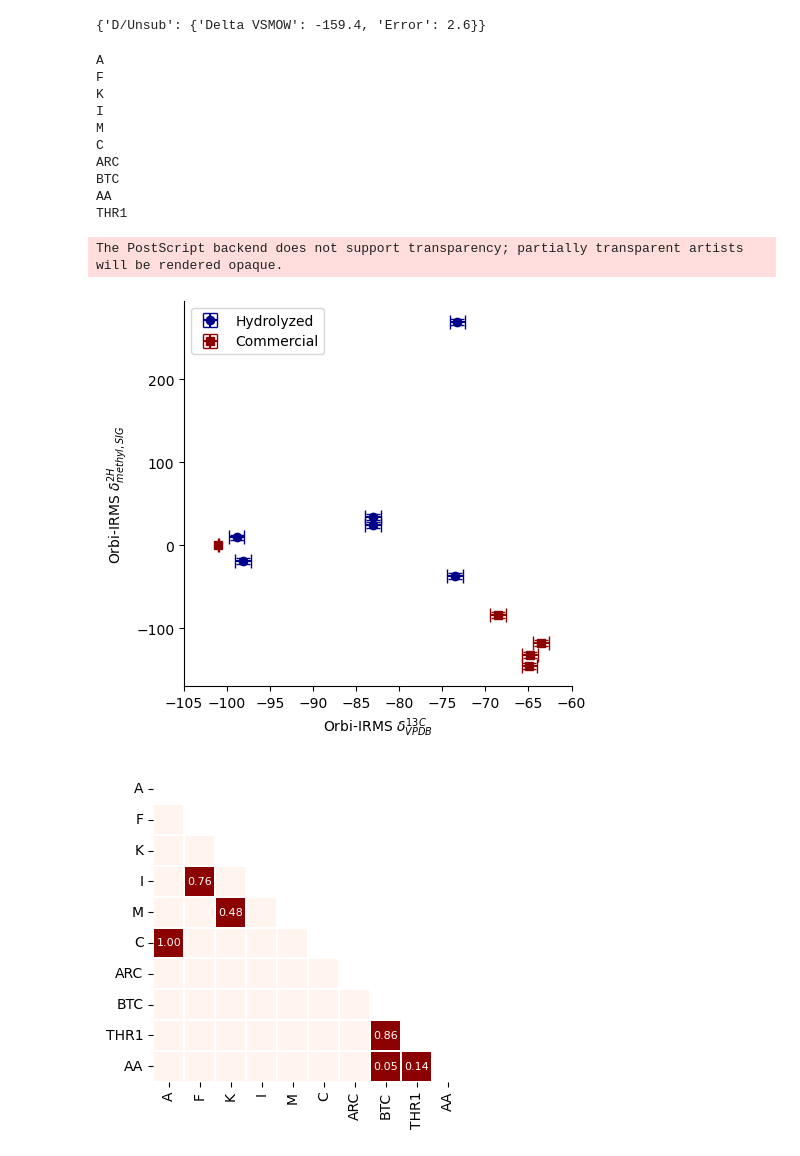
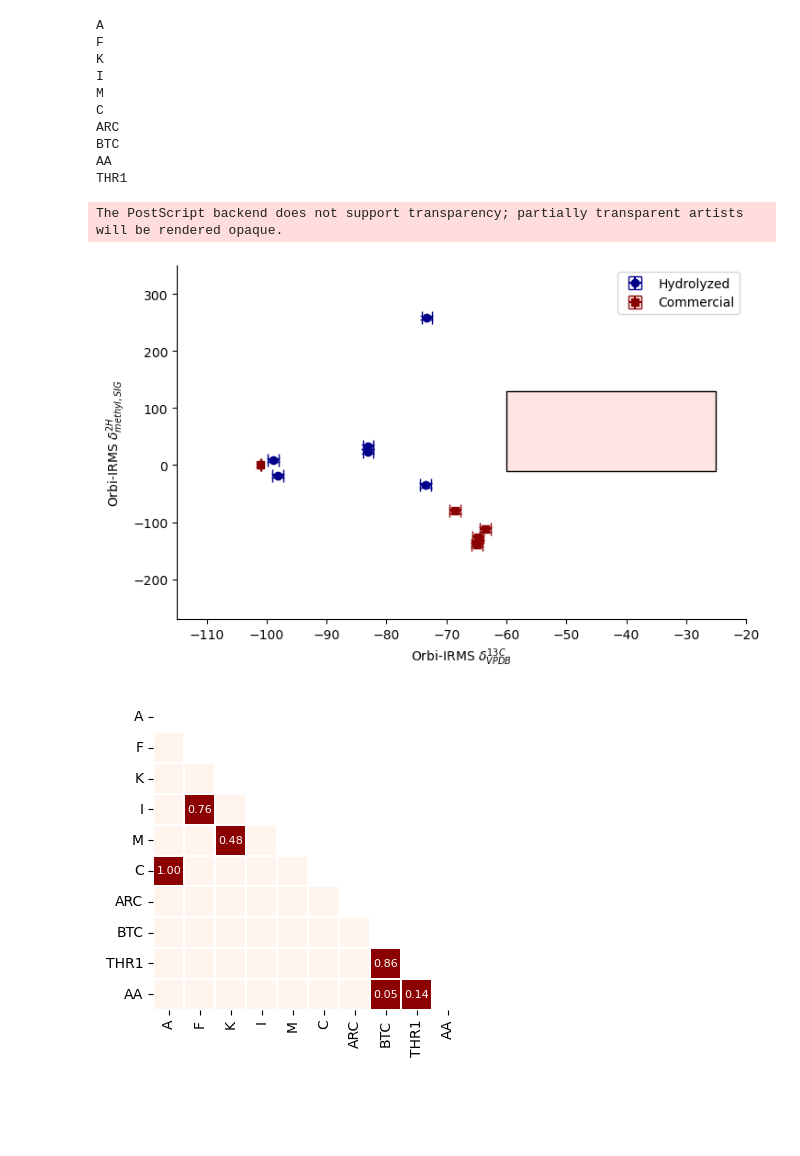
Before and after one commit to Csernica/MPA-Forensics, a Jupyter notebook: Summary Plots.ipynb, the cells around one changed output. Saved outputs shown, nothing was run; the diff lists cells and outputs as text; code cells hidden in the pictures; blank space fills up the shorter version.

```diff
--- a/Summary Plots.ipynb
+++ b/Summary Plots.ipynb
@@ -583,12 +296,10 @@ sns.despine()
-# %%
-EAData['UNM 2023']['SIG']
-# %% [output]
-{'D/Unsub': {'Delta VSMOW': -159.4, 'Error': 2.6}}
 # %%
+#Source Identification
 import matplotlib
+import matplotlib.patches as patches
 matplotlib.rcParams.update({'errorbar.capsize': 5})
 
-fig, ax = plt.subplots(figsize = (5,5))
+fig, ax = plt.subplots(figsize = (8,5))
 
 for MPAKey, MPAData in crossPlot.items():
     print(MPAKey)
@@ -604,35 +315,40 @@ for MPAKey, MPAData in crossPlot.items():
     ax.errorbar(MPAData['13C'],MPAData['2H'], xerr = 0.9,yerr = 3.6, mfc = c, fmt = fmt, mec = c, ecolor = c, capsize = 5, label = label)
 
     #ax.text(MPAData['13C']+1, MPAData['2H']+5, MPAKey)
 
 #c = 'darkgoldenrod'
 #ax.errorbar(EAData['Weighing 2023']['SIG']['13C/Unsub']['Delta VPDB'], 0, xerr = EAData['Weighing 2023']['SIG']['13C/Unsub']['Error'], yerr = 0, mfc = 'w', mec = c, ecolor = c, label = "Sigma Standard", fmt = '^', capsize = 0,markeredgewidth = 1)
 ax.errorbar(EAData['Weighing 2023']['SIG']['13C/Unsub']['Delta VPDB'], 0, xerr = EAData['Weighing 2023']['SIG']['13C/Unsub']['Error'], mfc = 'darkred', mec = 'darkred', capsize = 5, ecolor = 'darkred', fmt = 's')
 
 sns.despine()
 
+# Create a rectangle patch
+rectangle = patches.Rectangle((-60, -10), 35, 140, edgecolor='k', facecolor='mistyrose')
+ax.add_patch(rectangle)
 handles, labels = ax.get_legend_handles_labels()
 by_label = dict(zip(labels, handles))
 ax.legend(by_label.values(), by_label.keys())
 
 ax.set_xlabel("Orbi-IRMS $\delta^{13C}_{VPDB}$")
 ax.set_ylabel("Orbi-IRMS $\delta^{2H}_{methyl, SIG}$")
-ax.set_xlim(-105,-60)
+ax.set_xlim(-115,-20)
+ax.set_xticks([-110,-100,-90,-80,-70,-60,-50,-40,-30,-20])
+ax.set_ylim(-270,350)
 
 fig.savefig("Figure 4.eps", bbox_inches = 'tight')
 # %% [output]
 A
 F
 K
 I
 M
 C
 ARC
 BTC
 AA
 THR1
 The PostScript backend does not support transparency; partially transparent artists will be rendered opaque.
-[figure, old version]
+[figure, new version]
 # %%
 import pandas as pd
 import scipy
```
Also changed, not shown: parts of 29 cells of this notebook, 1 other file.
